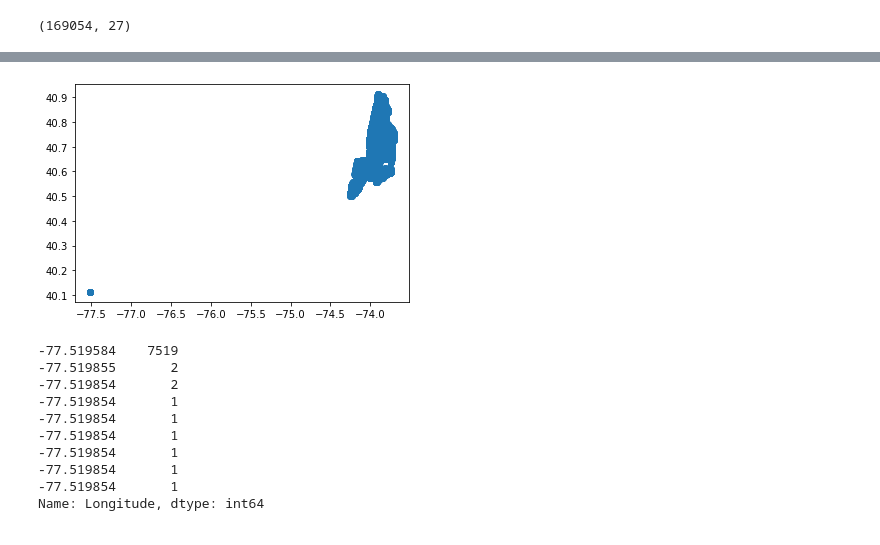
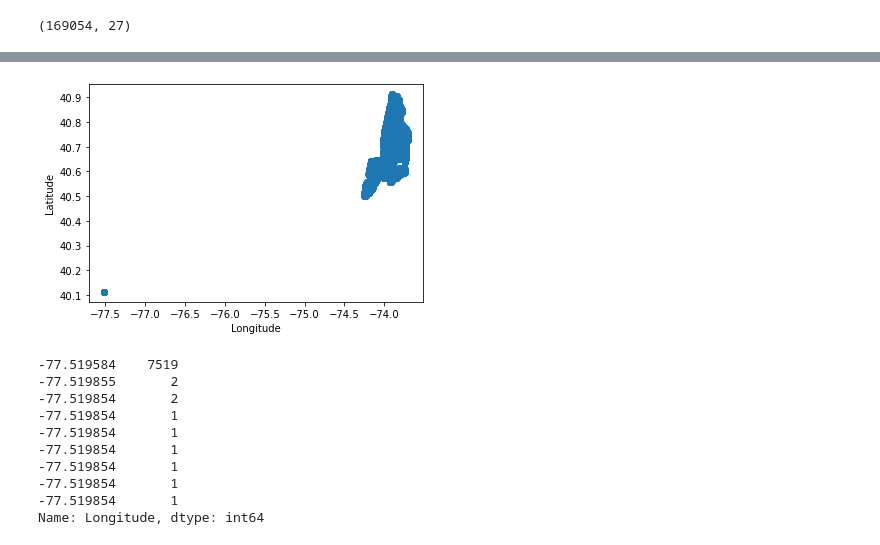
Before and after one commit to JackCWolf/Springboard, a Jupyter notebook: Jack Wolfgramm NYC Open Data Project Repo/notebooks/1-jvw-data-wrangling.ipynb, the cells around one changed output, grey strips where cells are left out. Drawn from its saved outputs; the diff is of its cells as text; code cells hidden in the pictures.

```diff
--- a/Jack Wolfgramm NYC Open Data Project Repo/notebooks/1-jvw-data-wrangling.ipynb
+++ b/Jack Wolfgramm NYC Open Data Project Repo/notebooks/1-jvw-data-wrangling.ipynb
@@ -82,10 +82,12 @@ df.drop(labels = drop_cols, axis=1, inplace = True)
 # %%
 # Plot based on the longitude and latitude
 
 plt.scatter(df['Longitude'],df['Latitude'])
+plt.xlabel('Longitude')
+plt.ylabel('Latitude')
 plt.show()
 # %% [output]
-[figure, old version]
+[figure, new version]
 # %%
 # Seems like there are some outliers, we investigate them
 
```
Also changed, not shown: parts of 4 cells of this notebook, 1 other file.
